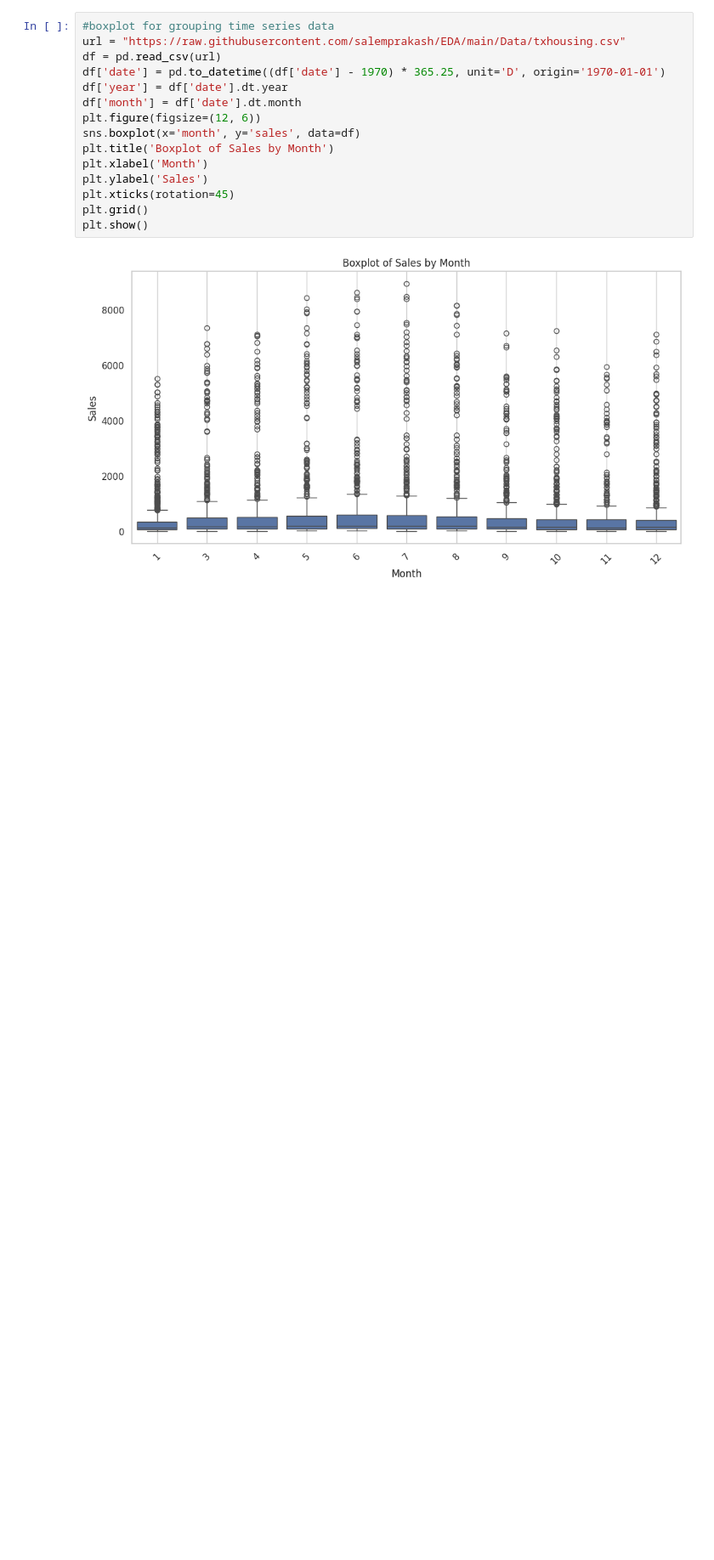
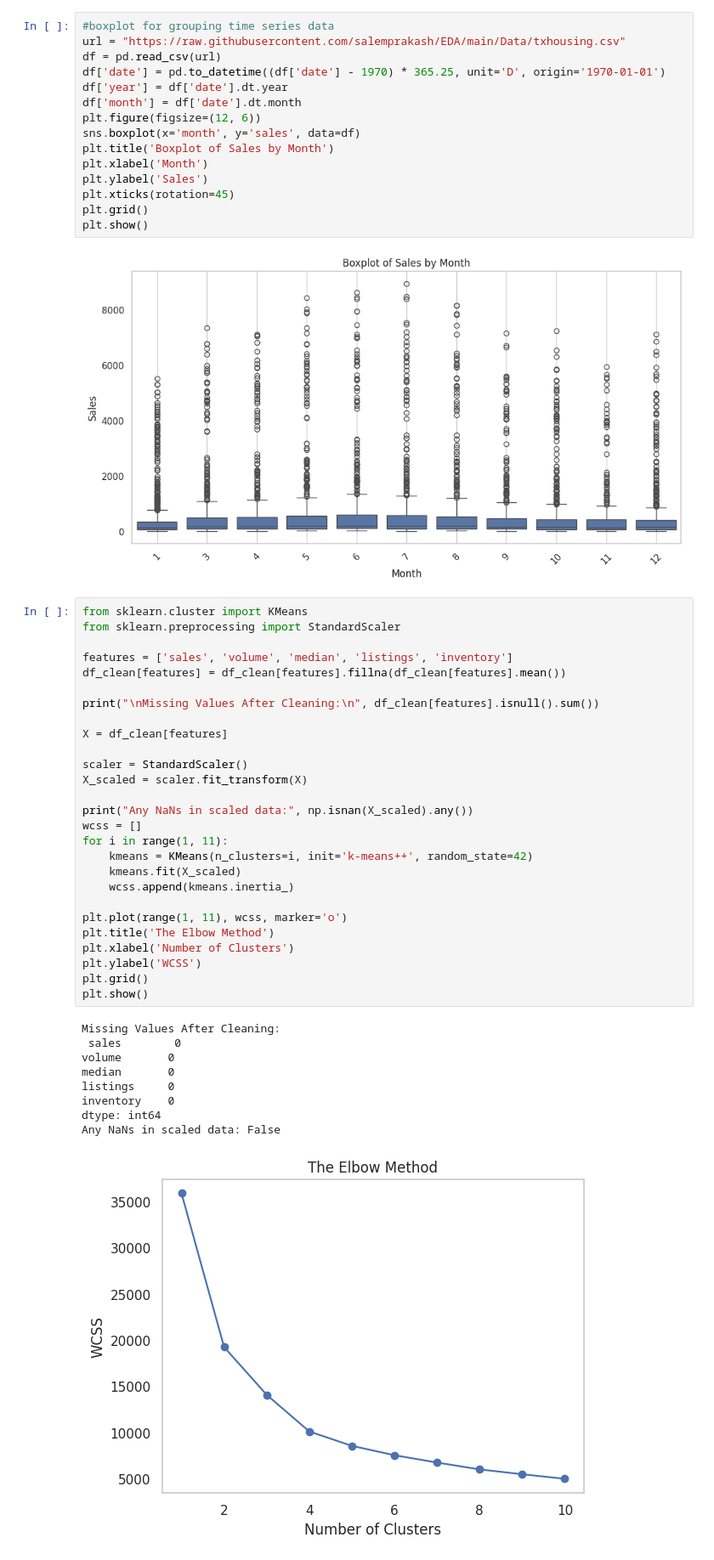
Before and after one commit to harshitgaur2205/22BCE0138, a Jupyter notebook: HarshitGaur.ipynb, the cells around one changed output. Shown at 85% size. Saved outputs shown, nothing was run; the diff lists cells and outputs as text; blank space fills up the shorter version.

```diff
--- a/HarshitGaur.ipynb
+++ b/HarshitGaur.ipynb
@@ -312,3 +312,40 @@ plt.grid()
 plt.show()
 # %% [output]
 [figure]
+# %%
+from sklearn.cluster import KMeans
+from sklearn.preprocessing import StandardScaler
+
+features = ['sales', 'volume', 'median', 'listings', 'inventory']
+df_clean[features] = df_clean[features].fillna(df_clean[features].mean())
+
+print("\nMissing Values After Cleaning:\n", df_clean[features].isnull().sum())
+
+X = df_clean[features]
+
+scaler = StandardScaler()
+X_scaled = scaler.fit_transform(X)
+
+print("Any NaNs in scaled data:", np.isnan(X_scaled).any())
+wcss = []
+for i in range(1, 11):
+    kmeans = KMeans(n_clusters=i, init='k-means++', random_state=42)
+    kmeans.fit(X_scaled)
+    wcss.append(kmeans.inertia_)
+
+plt.plot(range(1, 11), wcss, marker='o')
+plt.title('The Elbow Method')
+plt.xlabel('Number of Clusters')
+plt.ylabel('WCSS')
+plt.grid()
+plt.show()
+# %% [output]
+Missing Values After Cleaning:
+ sales        0
+volume       0
+median       0
+listings     0
+inventory    0
+dtype: int64
+Any NaNs in scaled data: False
+[figure, added]
```
Also changed, not shown: parts of 10 cells of this notebook.
